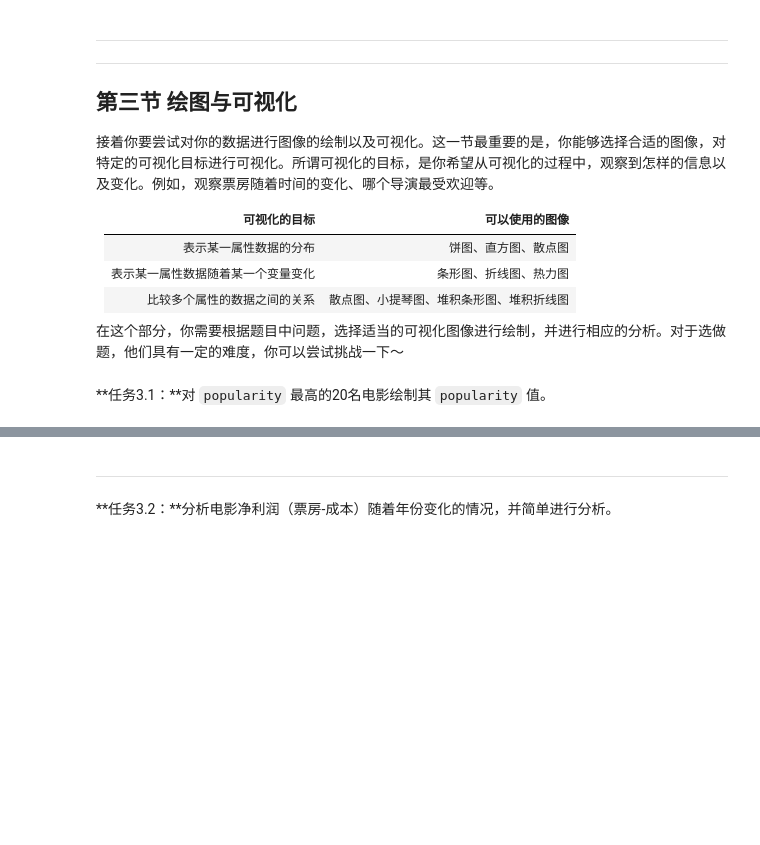
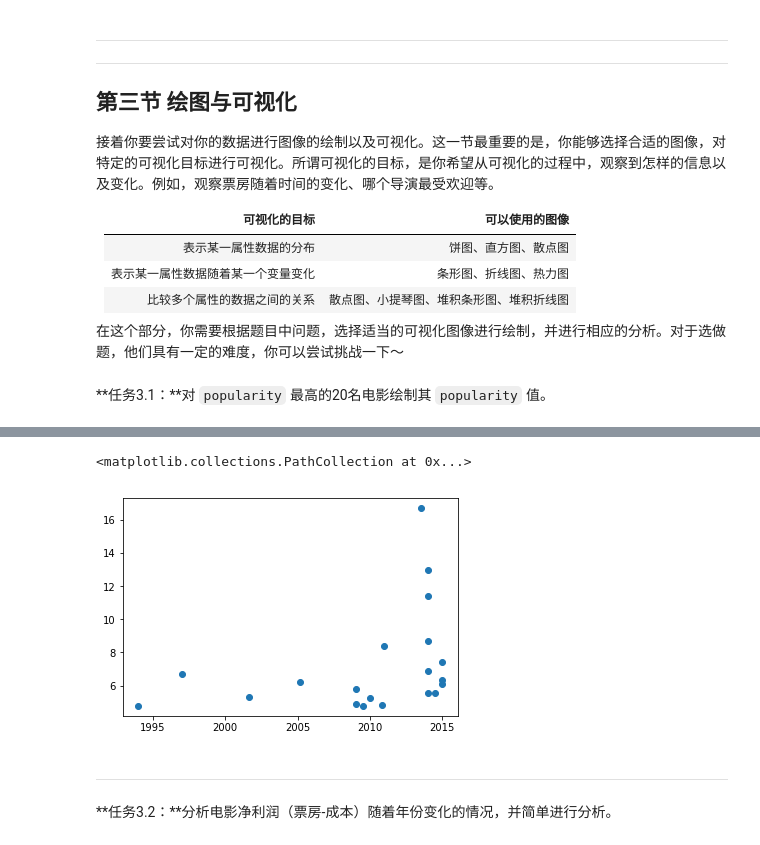
Before and after one commit to LinearPi/code_file, a Jupyter notebook: AIPND-cn-master/P2_Explore_Movie_Dataset/Explore Movie Dataset.ipynb, the cells around one changed output, grey strips where cells are left out. Cells and saved outputs as stored; diff of their text form; code cells hidden in the pictures; blank space fills up the shorter version.

```diff
--- a/AIPND-cn-master/P2_Explore_Movie_Dataset/Explore Movie Dataset.ipynb
+++ b/AIPND-cn-master/P2_Explore_Movie_Dataset/Explore Movie Dataset.ipynb
@@ -231,0 +215,2 @@ sb.countplot(data = data, x = 'popularity')
+# %%
+popdata = data.groupby('director').agg('mean').sort_values('popularity')[-20:][['popularity','release_year']]
@@ -232,3 +238,8 @@ sb.countplot(data = data, x = 'popularity')
+# %%
+plt.scatter(data = popdata, x = 'release_year', y = 'popularity')
+# %% [output]
+<matplotlib.collections.PathCollection at 0x...>
+[figure, added]
 # %% [markdown]
 ---
 **任务3.2：**分析电影净利润（票房-成本）随着年份变化的情况，并简单进行分析。
```
Also changed, not shown: parts of 6 cells of this notebook, 2 other files.
